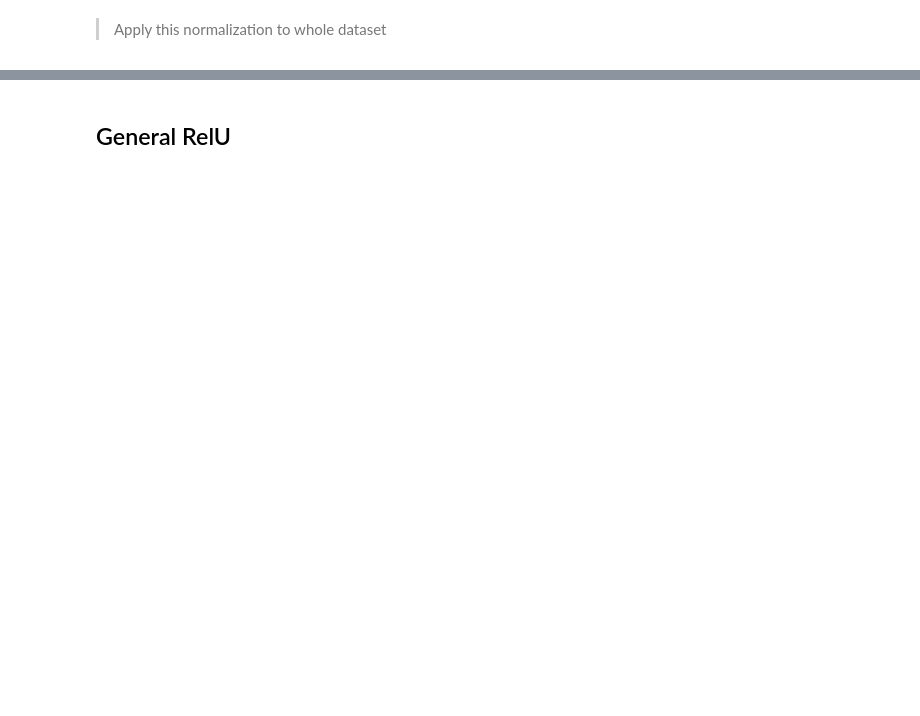
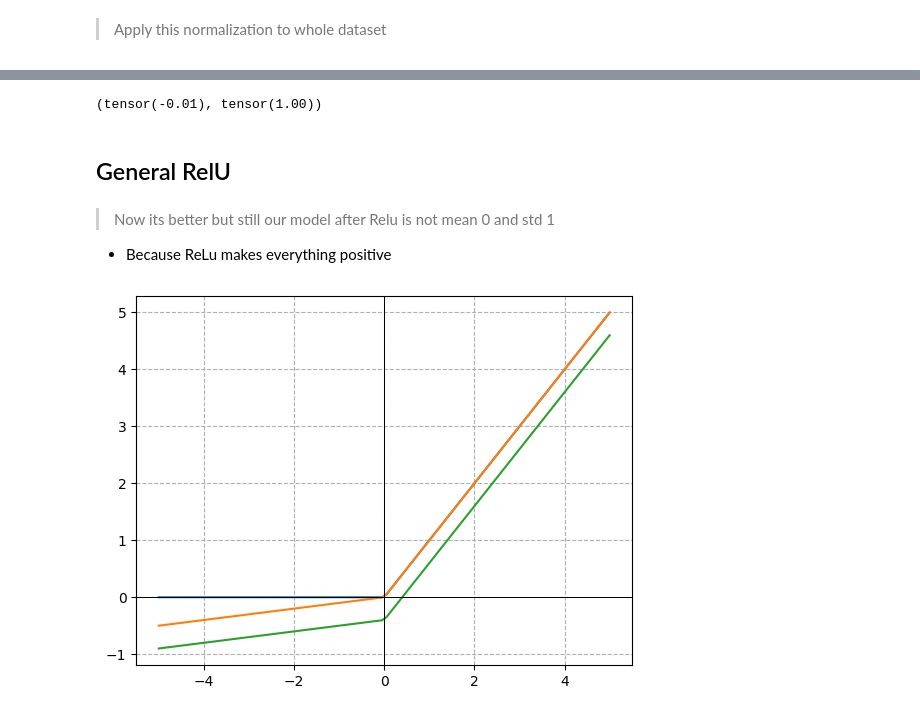
Before and after one commit to HasanGoni/fastai_course22p2, a Jupyter notebook: nbs/05_preprocessing.lesson_17.ipynb, the cells around one changed output, grey strips where cells are left out. Cells and saved outputs as stored; diff of their text form; code cells hidden in the pictures; blank space fills up the shorter version.

Commit message:
Generalized Relu is done, next good init

```diff
--- a/nbs/05_preprocessing.lesson_17.ipynb
+++ b/nbs/05_preprocessing.lesson_17.ipynb
@@ -341,2 +332,38 @@ xb.mean(), xb.std()
+# %%
+dls_n = prep_data_n()
+xb, yb = next(iter(dls_n.train))
+xb.mean(), xb.std()
+# %% [output]
+(tensor(-0.01), tensor(1.00))
 # %% [markdown]
 ## General RelU
+# %% [markdown]
+> Now its better but still our model after Relu is not mean 0 and std 1
+- Because ReLu makes everything positive
+# %%
+#| export
+class GeneralRelu(nn.Module):
+	def __init__(self, leak=None, sub=None, maxv=None):
+		super().__init__()
+		store_attr()
+	def forward(self, x):
+		x = F.leaky_relu(x, self.leak) if self.leak else F.relu(x)
+		if self.sub: x -= self.sub
+		if self.maxv: x = x.clamp_max(self.maxv)
+		return x
+# %%
+#| export
+def plot_func(f, start=-5, end=5, n=100):
+	x = torch.linspace(start, end, n)
+	y = f(x)
+	plt.plot(x, y)
+	plt.grid(True, which='both', ls='--')
+	plt.axhline(0, color='k', linewidth=0.7)
+	plt.axvline(0, color='k', linewidth=0.7)
+# %%
+
+plot_func(lambda x: F.relu(x))
+plot_func(lambda x: F.leaky_relu(x, 0.1))
+plot_func(lambda x: GeneralRelu(leak=0.1, sub=.4)(x))
+# %% [output]
+[figure, added]
```
Also changed, not shown: parts of 26 cells of this notebook, 2 other files.
